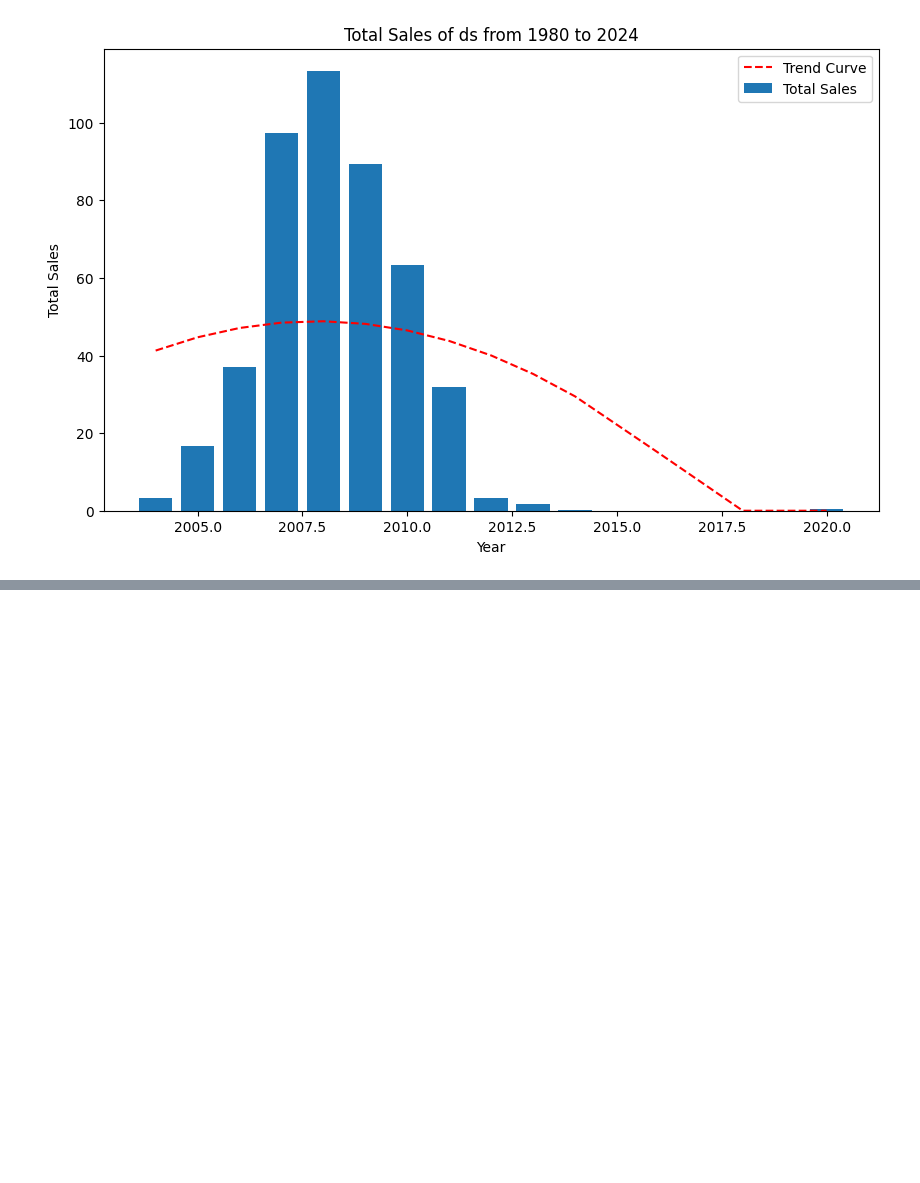
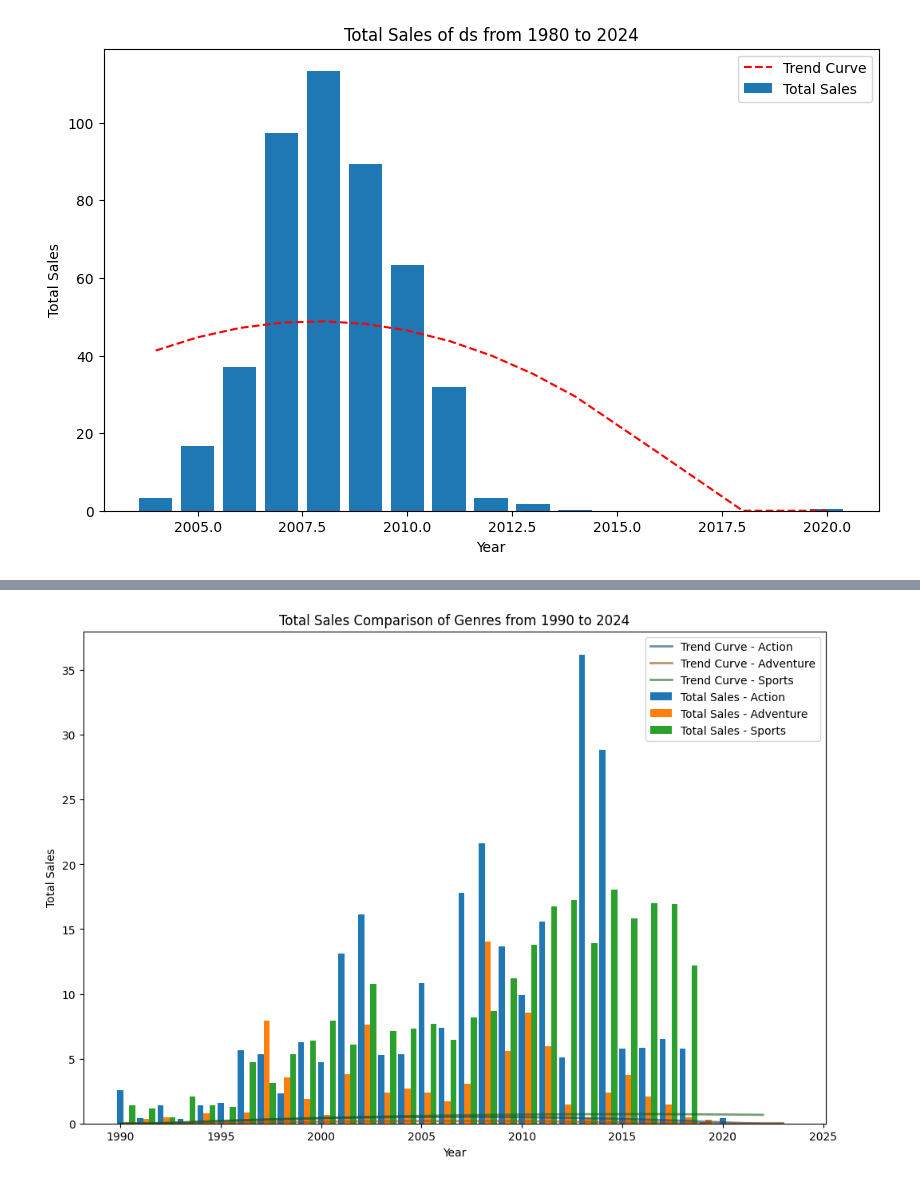
Before and after one commit to dmorton714/python_da_experiment, a Jupyter notebook: 8_plotting.ipynb, the cells around one changed output, grey strips where cells are left out. Saved outputs shown, nothing was run; the diff lists cells and outputs as text; code cells hidden in the pictures; blank space fills up the shorter version.

```diff
--- a/8_plotting.ipynb
+++ b/8_plotting.ipynb
@@ -297,0 +194,27 @@ NameError: name 'connect' is not defined
+# %%
+def graph_genre(date_range, *genres):
+    cleaned_data['release_date'] = pd.to_datetime(cleaned_data['release_date'])
+    filtered_df = cleaned_data[(cleaned_data['release_date'].dt.year >= date_range[0]) &
+                     (cleaned_data['release_date'].dt.year <= date_range[1]) &
+                     (cleaned_data['genre'].isin(genres))]
+    sales_by_year = filtered_df.groupby(['release_date', 'genre'])['total_sales'].sum().reset_index()
+    plt.figure(figsize=(12, 8))
+    for i, genre in enumerate(genres):
+        genre_data = sales_by_year[sales_by_year['genre'] == genre]
+        x = genre_data['release_date'].dt.year
+        y = genre_data['total_sales']
+        # Trend curve
+        z = np.polyfit(x, y, 2)
+        p = np.poly1d(z)
+        # Clip values below 0
+        trend_line = np.maximum(p(x), 0)
+        cmap = plt.get_cmap('tab10')
+        bar_color = cmap(i)
+        darker_bar_color = tuple(c * 0.6 for c in bar_color)
+        plt.bar(x + i * 0.3, y, width=0.3, color=bar_color, label=f'Total Sales - {genre}')
+        plt.plot(x, trend_line, '-', color=darker_bar_color, linewidth=2, label=f'Trend Curve - {genre}', zorder=10)
+    plt.xlabel('Year')
+    plt.ylabel('Total Sales')
+    plt.title(f'Total Sales Comparison of Genres from {date_range[0]} to {date_range[1]}')
+    plt.legend()
+    plt.show()
@@ -297,0 +247,4 @@ NameError: name 'connect' is not defined
+# %%
+graph_genre((1990, 2024), 'Action', 'Adventure', 'Sports')
+# %% [output]
+[figure, added]
```
Also changed, not shown: parts of 10 cells of this notebook, 2 other files.
